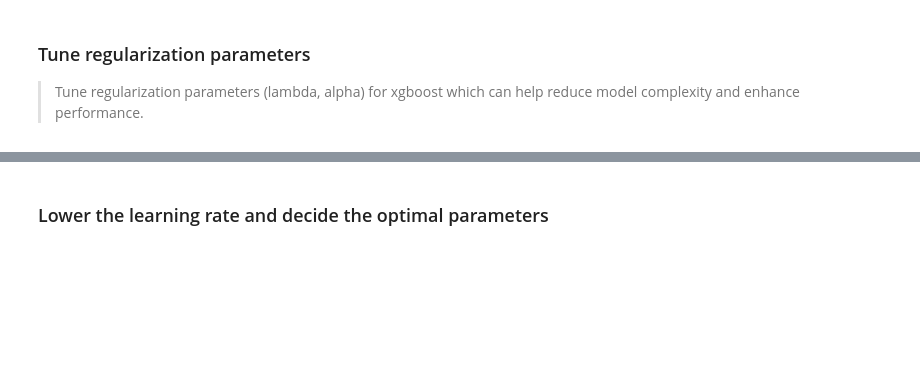
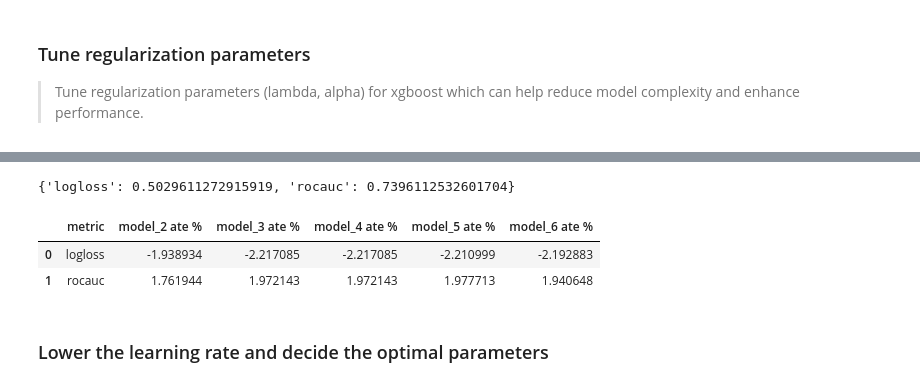
Before and after one commit to maxkvant/MLBD, a Jupyter notebook: hyperparameters_optimization/notebooks/hyperopt.ipynb, the cells around one changed output, grey strips where cells are left out. Cells and saved outputs as stored; diff of their text form; code cells hidden in the pictures; blank space fills up the shorter version.

Commit message:
seach for xgboost regularization param

```diff
--- a/hyperparameters_optimization/notebooks/hyperopt.ipynb
+++ b/hyperparameters_optimization/notebooks/hyperopt.ipynb
@@ -128,3 +125,29 @@ import scipy.stats as st
+# %%
+from hyperopt import fmin, tpe, hp, Trials, STATUS_OK
+import scipy.stats as st
+
+
+def objective(space):
+    estimator = XGBoostEstimator(**space)
+    print('SPACE:', estimator._input_kwargs_processed())
+    success = False
+    attempts = 0
+    model = None
+    while not success and attempts < 2:
+        try:
+            model = estimator.fit(train_df)
+            success = True
+        except Exception as e:
+            attempts += 1
+            print(e)
+            print('Try again')
+
+    log_loss = logloss(model, val_df, probabilities_col='probabilities')
+    roc_auc = rocauc(model, val_df, probabilities_col='probabilities')
+
+    print('LOG-LOSS: {}, ROC-AUC: {}'.format(log_loss, roc_auc))
+
+    return {'loss': log_loss, 'rocauc': roc_auc, 'status': STATUS_OK }
 # %%
 static_params = {
     'featuresCol': "features",
@@ -522,8 +545,8 @@ get_ate(all_metrics, CONTROL_NAME)
 
 > Tune regularization parameters (lambda, alpha) for xgboost which can help reduce model complexity and enhance performance.
 # %%
-alpha_choice      = [0., 0.1, 0.2, 0.3, 0.5]
-reg_lambda_choice = [0., 0.1, 0.2, 0.3, 0.5]
+alpha_choice      = [0., .001, .01, .1, .2, 0.3, 0.5]
+reg_lambda_choice = [0., .001, .01, .1, .2, 0.3, 0.5]
 
 space['alpha']      = hp.choice('alpha',      alpha_choice)
 space['reg_lambda'] = hp.choice('reg_lambda', reg_lambda_choice)
@@ -540,4 +583,4 @@ best
 # %%
-space['alpha'] = space[best['alpha']]
-space['reg_lambda'] = space[best['reg_lambda']]
+space['alpha']      = alpha_choice[best['alpha']]
+space['reg_lambda'] = reg_lambda_choice[best['reg_lambda']]
 space
@@ -549,6 +610,14 @@ all_metrics['model_6'] = {
     'rocauc' :  rocauc(model_6, test_df, probabilities_col='probabilities')
 }
 all_metrics['model_6']
+# %% [output]
+{'logloss': 0.5029611272915919, 'rocauc': 0.7396112532601704}
+# %%
+get_ate(all_metrics, CONTROL_NAME)
+# %% [output]
+|  | metric | model_2 ate % | model_3 ate % | model_4 ate % | model_5 ate % | model_6 ate % |
+| 0 | logloss | -1.938934 | -2.217085 | -2.217085 | -2.210999 | -2.192883 |
+| 1 | rocauc | 1.761944 | 1.972143 | 1.972143 | 1.977713 | 1.940648 |
 # %% [markdown]
 ### Lower the learning rate and decide the optimal parameters
 # %%
```
Also changed, not shown: parts of 6 cells of this notebook.
